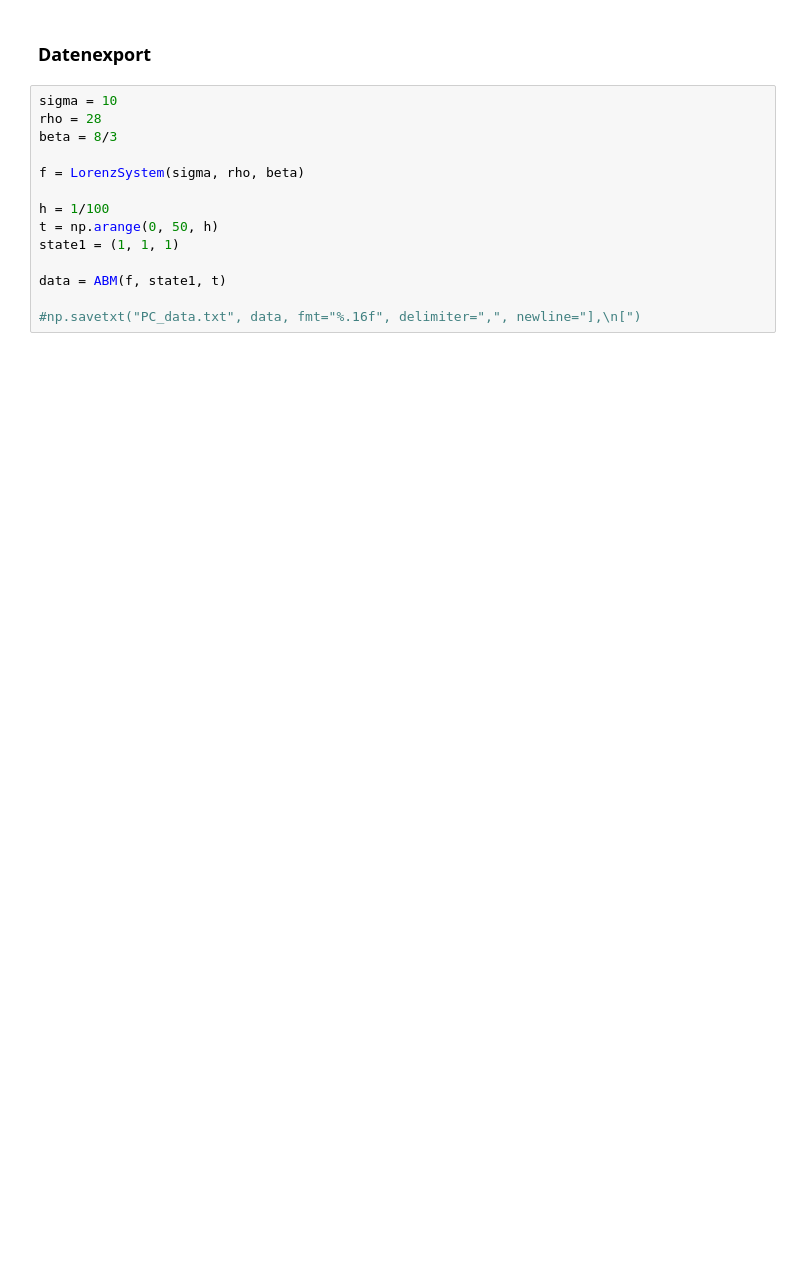
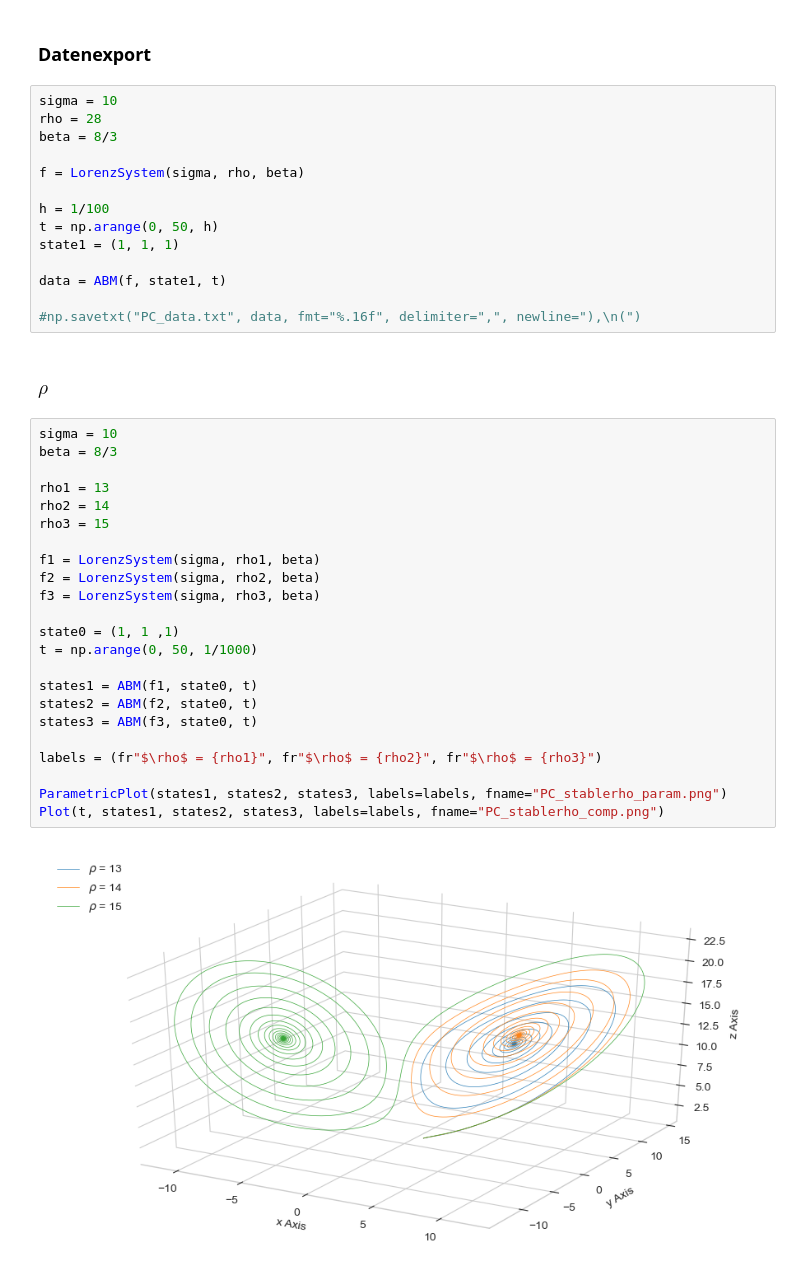
Before and after one commit to maxstollmayer/Lorenz-System-Project, a Jupyter notebook: PredictorCorrector Plotting.ipynb, the cells around one changed output. Saved outputs shown, nothing was run; the diff lists cells and outputs as text; blank space fills up the shorter version.

```diff
--- a/PredictorCorrector Plotting.ipynb
+++ b/PredictorCorrector Plotting.ipynb
@@ -68,4 +201,31 @@ state1 = (1, 1, 1)
 
 data = ABM(f, state1, t)
 
-#np.savetxt("PC_data.txt", data, fmt="%.16f", delimiter=",", newline="],\n[")
+#np.savetxt("PC_data.txt", data, fmt="%.16f", delimiter=",", newline="),\n(")
+# %% [markdown]
+### $\rho$
+# %%
+sigma = 10
+beta = 8/3
+
+rho1 = 13
+rho2 = 14
+rho3 = 15
+
+f1 = LorenzSystem(sigma, rho1, beta)
+f2 = LorenzSystem(sigma, rho2, beta)
+f3 = LorenzSystem(sigma, rho3, beta)
+
+state0 = (1, 1 ,1)
+t = np.arange(0, 50, 1/1000)
+
+states1 = ABM(f1, state0, t)
+states2 = ABM(f2, state0, t)
+states3 = ABM(f3, state0, t)
+
+labels = (fr"$\rho$ = {rho1}", fr"$\rho$ = {rho2}", fr"$\rho$ = {rho3}")
+
+ParametricPlot(states1, states2, states3, labels=labels, fname="PC_stablerho_param.png")
+Plot(t, states1, states2, states3, labels=labels, fname="PC_stablerho_comp.png")
+# %% [output]
+[figure, added]
```
Also changed, not shown: parts of 15 cells of this notebook, 25 other files.
